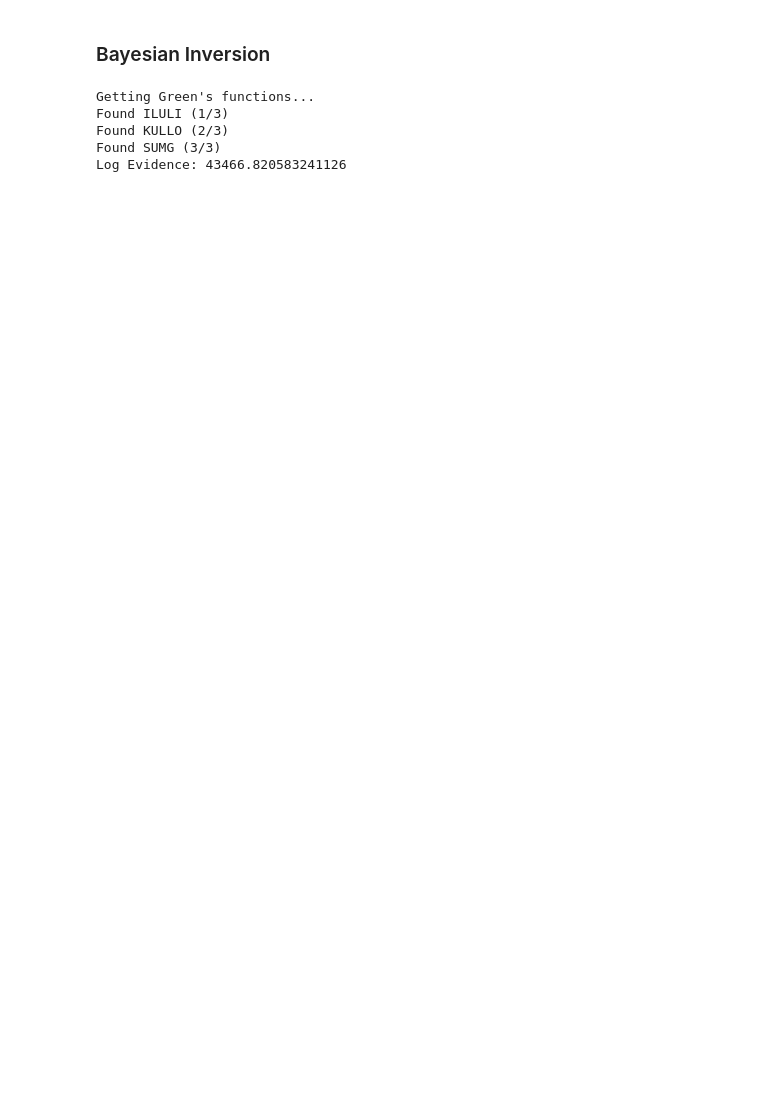
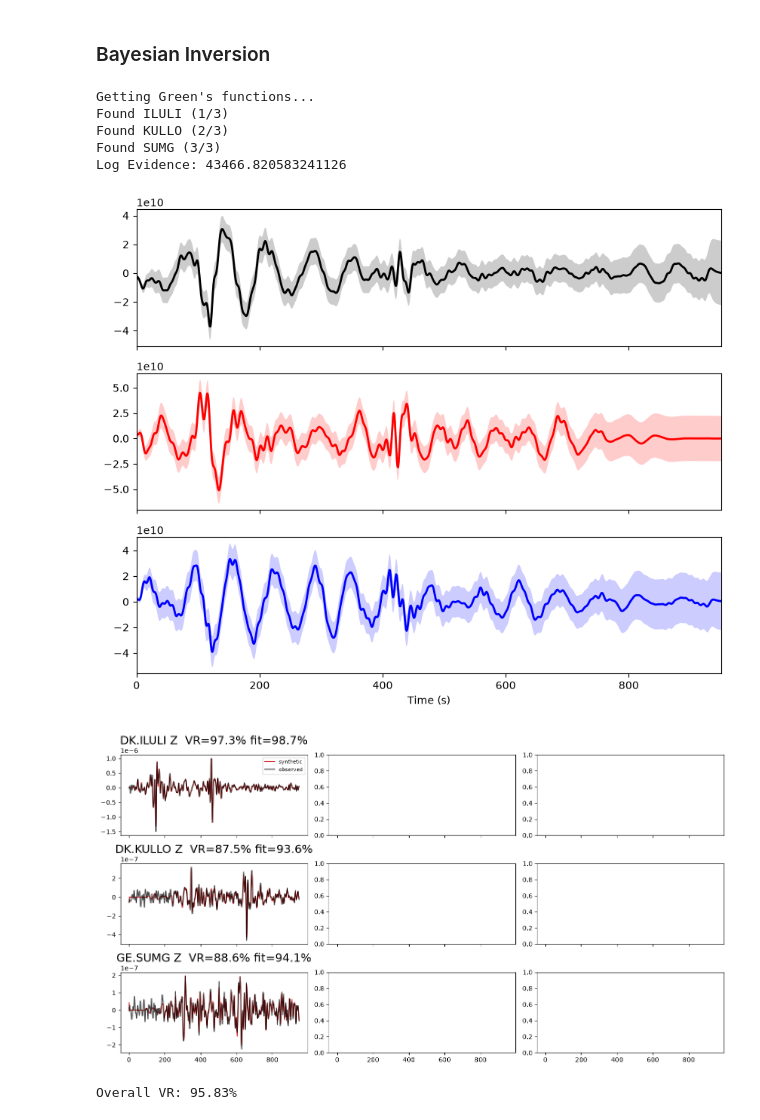
Before and after one commit to nia-marwaha/force_moment_inversion, a Jupyter notebook: real_data_example.ipynb, the cells around one changed output. Saved outputs shown, nothing was run; the diff lists cells and outputs as text; code cells hidden in the pictures; blank space fills up the shorter version.

```diff
--- a/real_data_example.ipynb
+++ b/real_data_example.ipynb
@@ -173,34 +168,37 @@ test_f.setup(
     skip_datafilter=True
 )
 
 dt=1
 corr_length=5
 nugget=1e-6
 force_mag=5e10
 theta=299
 uncertainty=[0.2, 0.2, 0.2]
 n = test_f.G.shape[1]
 m_prior = np.zeros(n)
 m_force, Cm_post_f, Cd_f, misfit_f, misfit_norm_f, model_norm_f, term1_f, bic_f, evidence_f=force_bayesian(test_f, theta, force_mag, uncertainty,dt, nugget, corr_length, m_prior, noise_variances)
 
 #have to define and pass a "fake force" for the plotting function, will not show up in actual code
 components = ['fake_force_z', 'fake_force_n', 'fake_force_e', 'fake_mrr', 'fake_mtt', 'fake_mpp', 'fake_mrt', 'fake_mrp', 'fake_mtp']
 globals().update({name: np.zeros(950) for name in components})
 given_forces=[fake_force_z, fake_force_n, fake_force_e]
 component_labels=['Z', 'N', 'E']
 fig, F_z, F_e, F_n = force_bayesian_plot(m_force, dt, Cm_post_f, given_forces, component_labels, test='no');
 
 
 stations = sorted(set((tr.stats.network, tr.stats.station) for tr in st_combined))
 components = ['Z', 'R', 'T']
 st_obs_filt = test_f.data.st_proc.copy()
-_, _, vr_records_force = single_bayesian_forward(test_f, m_force, stations, components, st_obs_filt, 950);
+_, _, vr_records_force = comparison(test_f, m_force, stations, components, st_obs_filt, 950);
 # %% [output]
 Getting Green's functions...
 Found ILULI (1/3)
 Found KULLO (2/3)
 Found SUMG (3/3)
 Log Evidence: 43466.820583241126
+[figure, added]
+[figure, added]
+Overall VR: 95.83%
 # %%
 #moment only inversion
 test_m = LSForce(data=data, data_sampling_rate=1, main_folder=main_folder)
```
Also changed, not shown: parts of 5 cells of this notebook, 1 other file.
